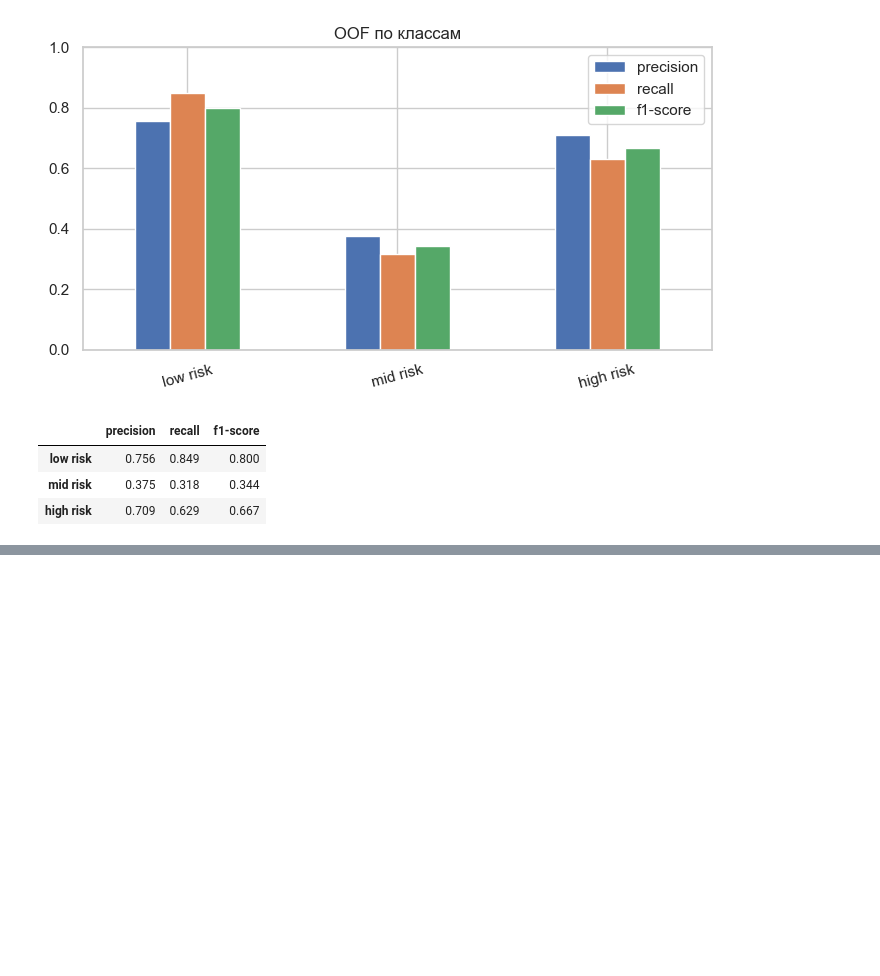
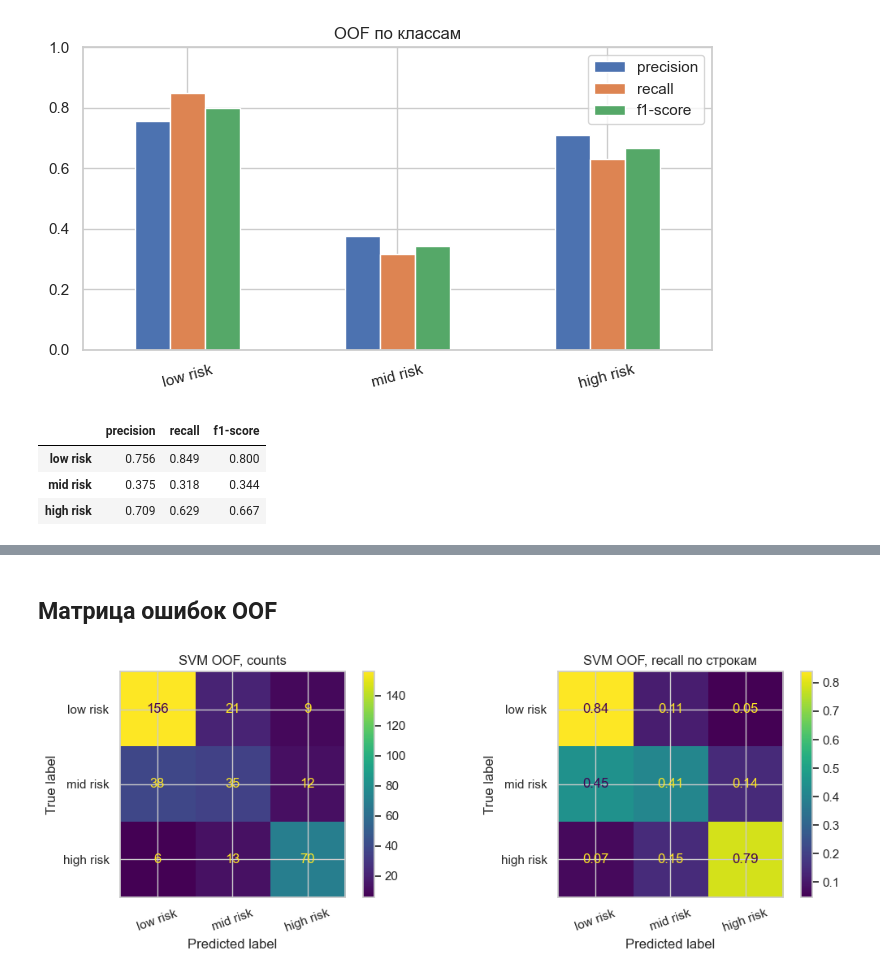
Before and after one commit to NexPG/risk-of-pregnancy, a Jupyter notebook: code/trainer.ipynb, the cells around one changed output, grey strips where cells are left out. Drawn from its saved outputs; the diff is of its cells as text; code cells hidden in the pictures; blank space fills up the shorter version.

```diff
--- a/code/trainer.ipynb
+++ b/code/trainer.ipynb
@@ -168,0 +234,11 @@ display(per.round(3))
+# %%
+svm_oof = cross_val_predict(svm_search.best_estimator_, X_train, y_train, cv=cv, n_jobs=-1)
+
+print("best:", svm_search.best_params_)
+print(f"CV f1_macro: {svm_search.best_score_:.3f} ± {svm_search.cv_results_['std_test_score'][svm_search.best_index_]:.3f}")
+print(f"OOF accuracy : {accuracy_score(y_train, svm_oof):.3f}")
+print(f"OOF f1_macro : {f1_score(y_train, svm_oof, average='macro'):.3f}")
+print("OOF recall    :", dict(zip(LABELS, recall_score(y_train, svm_oof, labels=LABELS, average=None).round(3))))
+print("OOF precision :", dict(zip(LABELS, precision_score(y_train, svm_oof, labels=LABELS, average=None).round(3))))
+print()
+print(classification_report(y_train, svm_oof, labels=LABELS, digits=3))
@@ -168,0 +262,17 @@ display(per.round(3))
+# %% [markdown]
+## Матрица ошибок OOF
+# %%
+fig, axes = plt.subplots(1, 2, figsize=(11, 4))
+ConfusionMatrixDisplay.from_predictions(
+    y_train, svm_oof, labels=LABELS, ax=axes[0], xticks_rotation=20
+)
+axes[0].set_title("SVM OOF, counts")
+ConfusionMatrixDisplay.from_predictions(
+    y_train, svm_oof, labels=LABELS, normalize="true",
+    values_format=".2f", ax=axes[1], xticks_rotation=20
+)
+axes[1].set_title("SVM OOF, recall по строкам")
+plt.tight_layout()
+plt.show()
+# %% [output]
+[figure, added]
```
Also changed, not shown: parts of 8 cells of this notebook.
